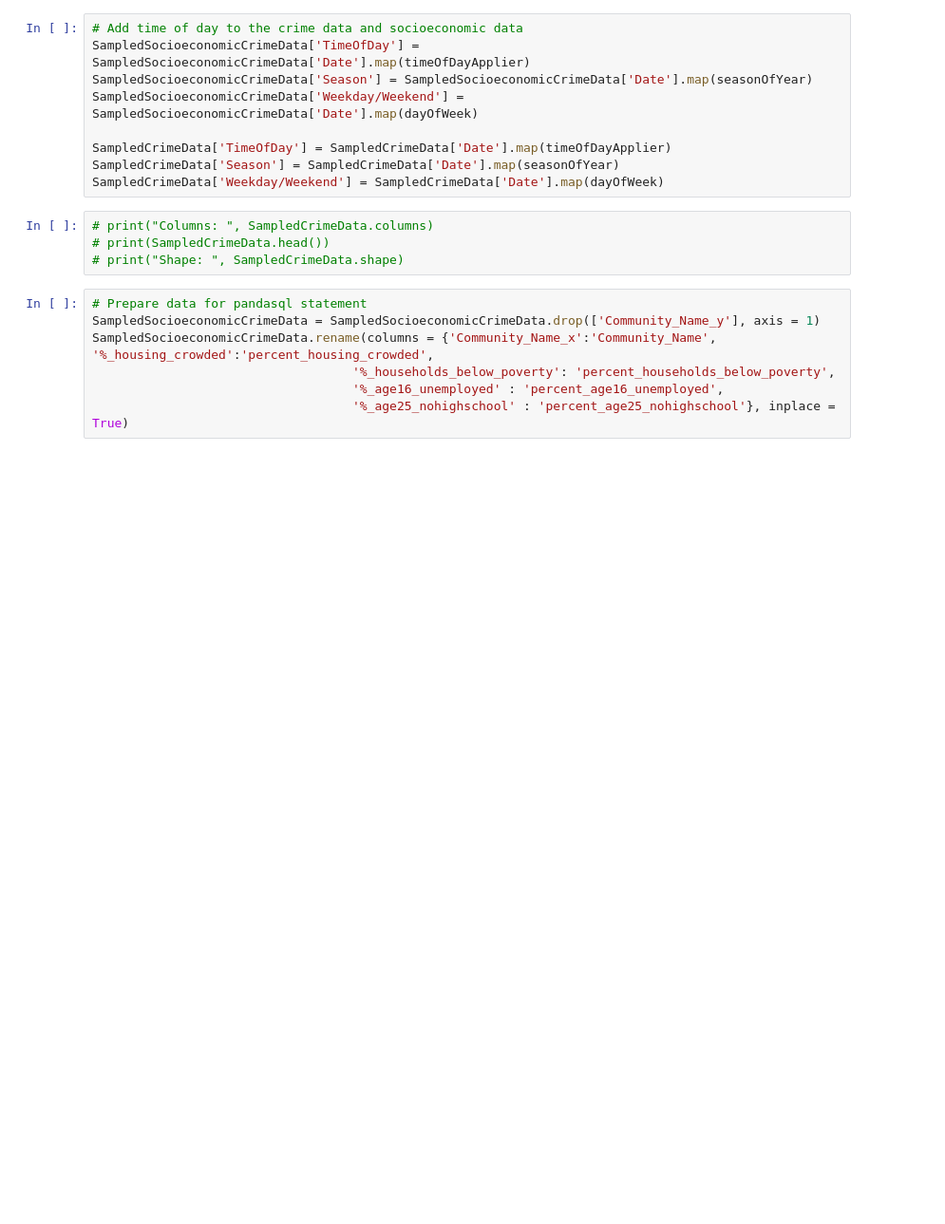
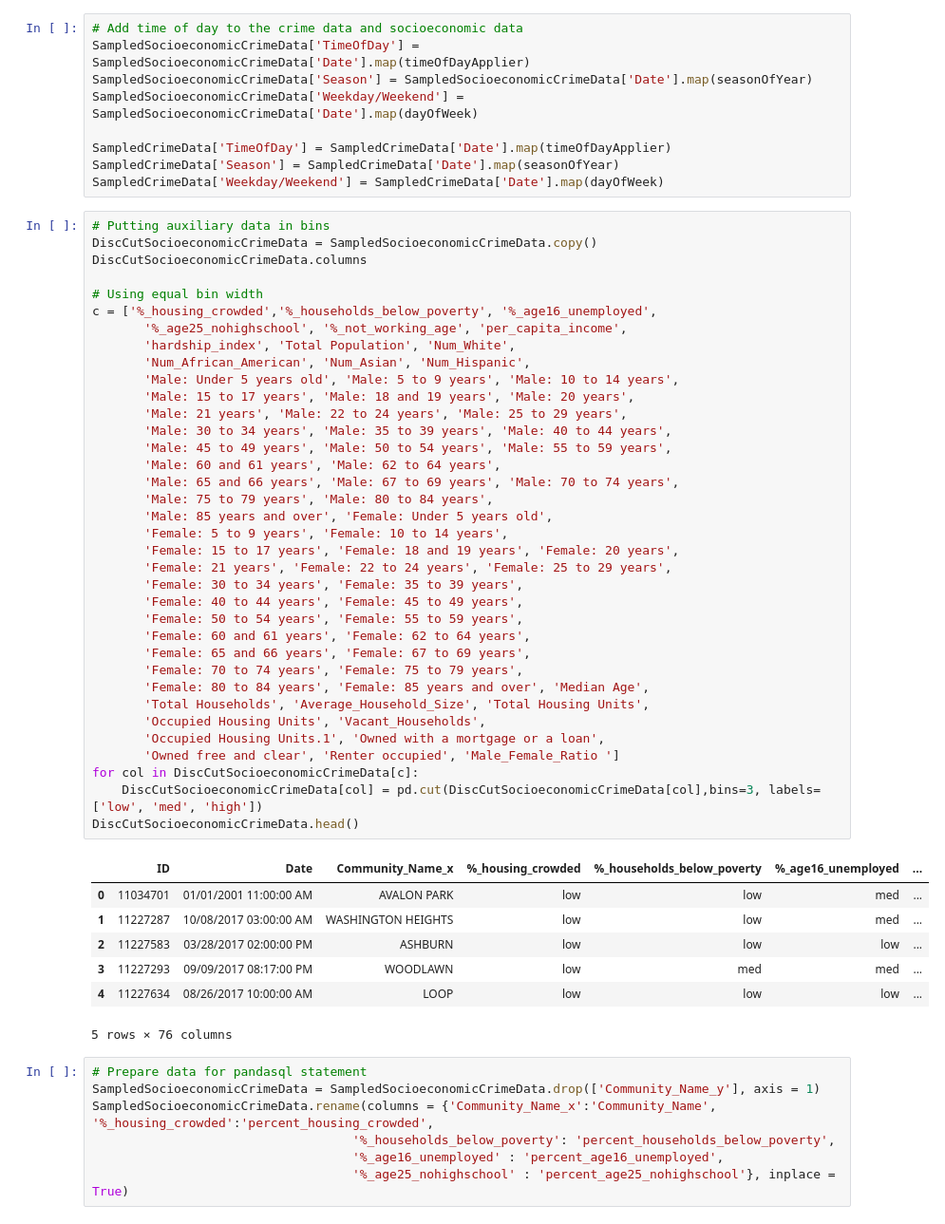
Before and after one commit to busybee333/conda, a Jupyter notebook: CrimeDataExtraction.ipynb, the cells around one changed output. Shown: that part at 95% size. Drawn from its saved outputs; the diff is of its cells as text; blank space fills up the shorter version.

```diff
--- a/CrimeDataExtraction.ipynb
+++ b/CrimeDataExtraction.ipynb
@@ -133,10 +134,50 @@ SampledSocioeconomicCrimeData['Weekday/Weekend'] = SampledSocioeconomicCrimeData
 SampledCrimeData['TimeOfDay'] = SampledCrimeData['Date'].map(timeOfDayApplier)
 SampledCrimeData['Season'] = SampledCrimeData['Date'].map(seasonOfYear)
 SampledCrimeData['Weekday/Weekend'] = SampledCrimeData['Date'].map(dayOfWeek)
-# %%
-# print("Columns: ", SampledCrimeData.columns)
-# print(SampledCrimeData.head())
-# print("Shape: ", SampledCrimeData.shape)
+# %%
+# Putting auxiliary data in bins
+DiscCutSocioeconomicCrimeData = SampledSocioeconomicCrimeData.copy()
+DiscCutSocioeconomicCrimeData.columns
+
+# Using equal bin width
+c = ['%_housing_crowded','%_households_below_poverty', '%_age16_unemployed',
+       '%_age25_nohighschool', '%_not_working_age', 'per_capita_income',
+       'hardship_index', 'Total Population', 'Num_White',
+       'Num_African_American', 'Num_Asian', 'Num_Hispanic',
+       'Male: Under 5 years old', 'Male: 5 to 9 years', 'Male: 10 to 14 years',
+       'Male: 15 to 17 years', 'Male: 18 and 19 years', 'Male: 20 years',
+       'Male: 21 years', 'Male: 22 to 24 years', 'Male: 25 to 29 years',
+       'Male: 30 to 34 years', 'Male: 35 to 39 years', 'Male: 40 to 44 years',
+       'Male: 45 to 49 years', 'Male: 50 to 54 years', 'Male: 55 to 59 years',
+       'Male: 60 and 61 years', 'Male: 62 to 64 years',
+       'Male: 65 and 66 years', 'Male: 67 to 69 years', 'Male: 70 to 74 years',
+       'Male: 75 to 79 years', 'Male: 80 to 84 years',
+       'Male: 85 years and over', 'Female: Under 5 years old',
+       'Female: 5 to 9 years', 'Female: 10 to 14 years',
+       'Female: 15 to 17 years', 'Female: 18 and 19 years', 'Female: 20 years',
+       'Female: 21 years', 'Female: 22 to 24 years', 'Female: 25 to 29 years',
+       'Female: 30 to 34 years', 'Female: 35 to 39 years',
+       'Female: 40 to 44 years', 'Female: 45 to 49 years',
+       'Female: 50 to 54 years', 'Female: 55 to 59 years',
+       'Female: 60 and 61 years', 'Female: 62 to 64 years',
+       'Female: 65 and 66 years', 'Female: 67 to 69 years',
+       'Female: 70 to 74 years', 'Female: 75 to 79 years',
+       'Female: 80 to 84 years', 'Female: 85 years and over', 'Median Age',
+       'Total Households', 'Average_Household_Size', 'Total Housing Units',
+       'Occupied Housing Units', 'Vacant_Households',
+       'Occupied Housing Units.1', 'Owned with a mortgage or a loan',
+       'Owned free and clear', 'Renter occupied', 'Male_Female_Ratio ']
+for col in DiscCutSocioeconomicCrimeData[c]:
+    DiscCutSocioeconomicCrimeData[col] = pd.cut(DiscCutSocioeconomicCrimeData[col],bins=3, labels=['low', 'med', 'high'])
+DiscCutSocioeconomicCrimeData.head()
+# %% [output]
+|  | ID | Date | Community_Name_x | %_housing_crowded | %_households_below_poverty | %_age16_unemployed | ... |
+| 0 | 11034701 | 01/01/2001 11:00:00 AM | AVALON PARK | low | low | med | ... |
+| 1 | 11227287 | 10/08/2017 03:00:00 AM | WASHINGTON HEIGHTS | low | low | med | ... |
+| 2 | 11227583 | 03/28/2017 02:00:00 PM | ASHBURN | low | low | low | ... |
+| 3 | 11227293 | 09/09/2017 08:17:00 PM | WOODLAWN | low | med | med | ... |
+| 4 | 11227634 | 08/26/2017 10:00:00 AM | LOOP | low | low | low | ... |
+5 rows × 76 columns
 # %%
 # Prepare data for pandasql statement
 SampledSocioeconomicCrimeData = SampledSocioeconomicCrimeData.drop(['Community_Name_y'], axis = 1)
```
Also changed, not shown: parts of 15 cells of this notebook.
